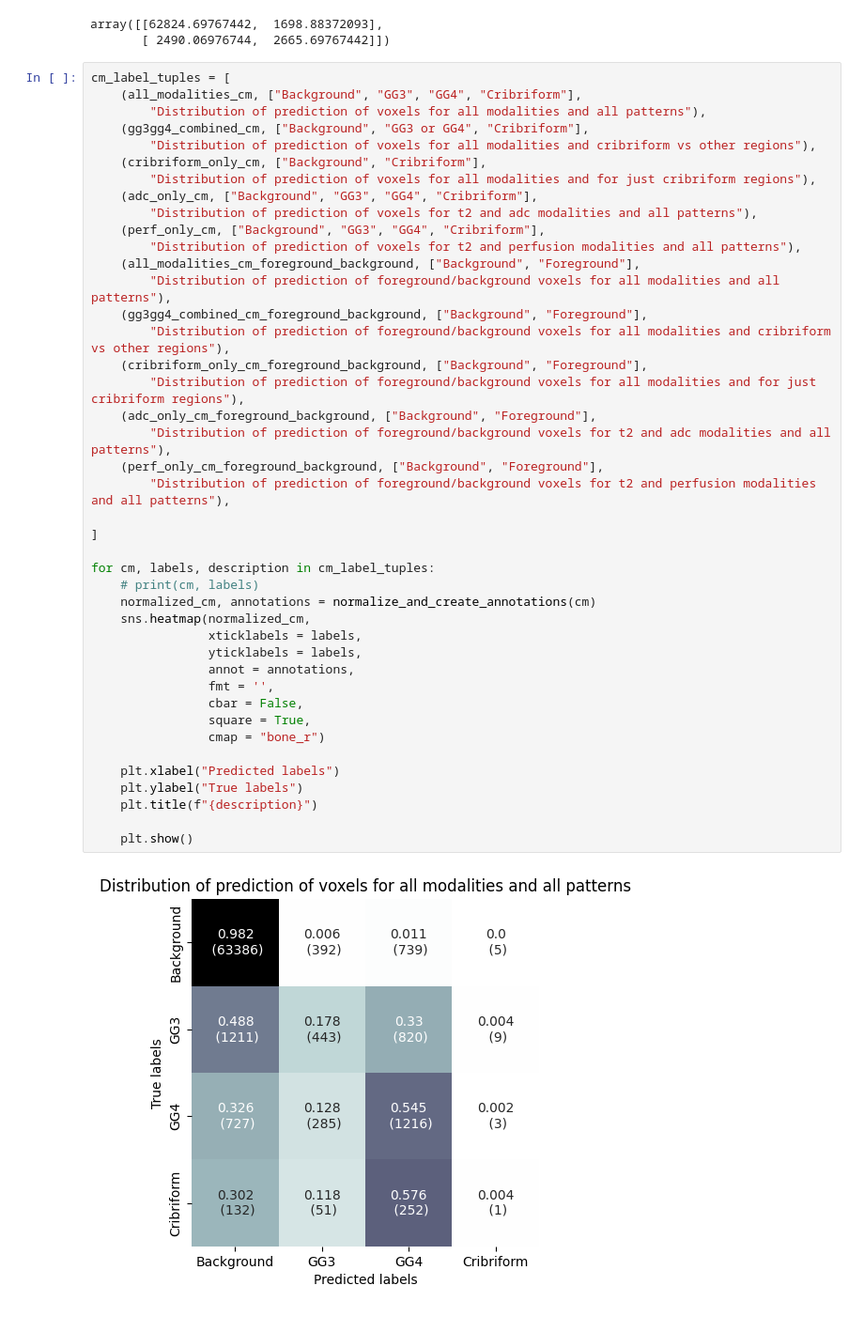
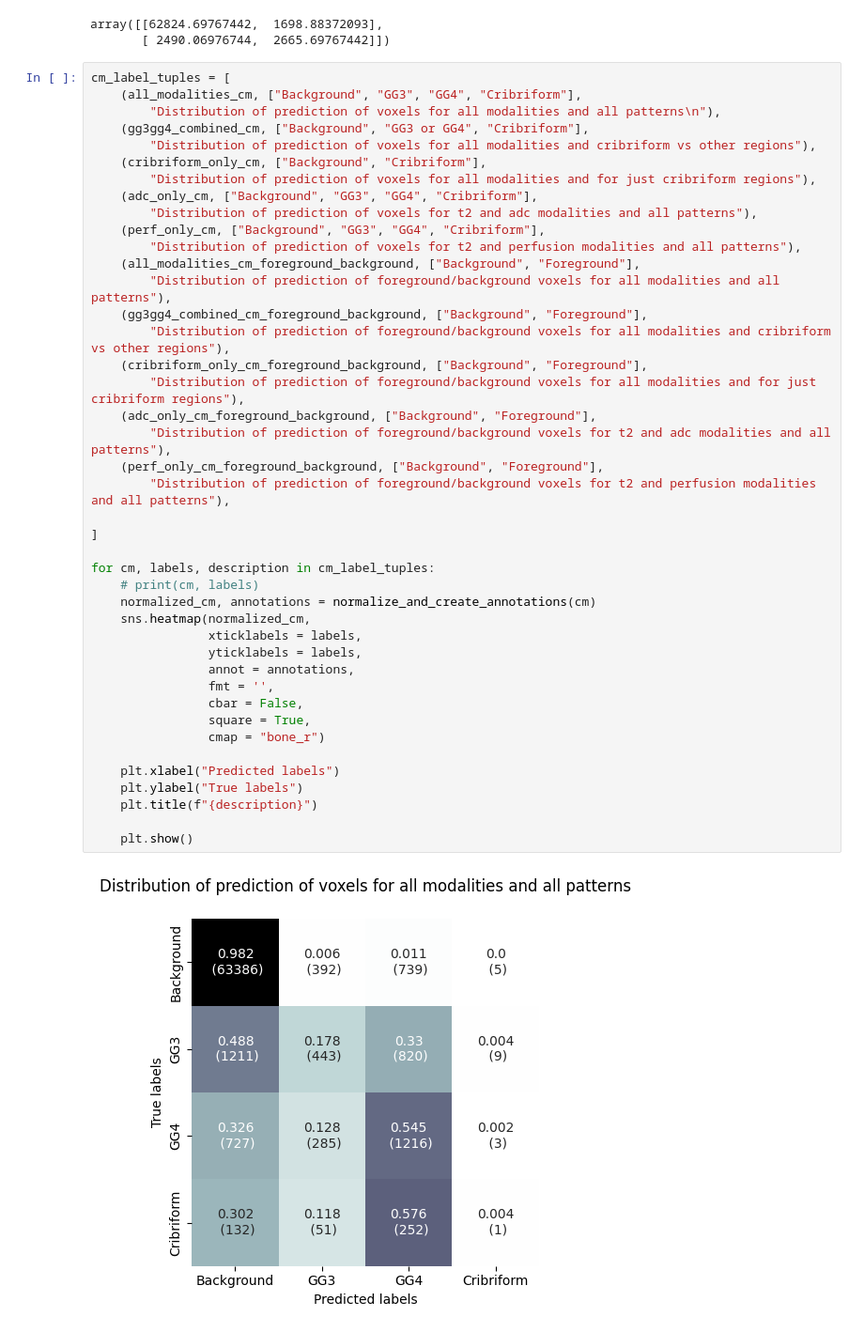
Before and after one commit to Looqes/pca_thesis_project, a Jupyter notebook: evaluation/confusionmatrix.ipynb, the cells around one changed output. Shown: that part at 94% size. Saved outputs shown, nothing was run; the diff lists cells and outputs as text.

```diff
--- a/evaluation/confusionmatrix.ipynb
+++ b/evaluation/confusionmatrix.ipynb
@@ -248,7 +248,7 @@ array([[62824.69767442,  1698.88372093],
 # %%
 cm_label_tuples = [
     (all_modalities_cm, ["Background", "GG3", "GG4", "Cribriform"],
-        "Distribution of prediction of voxels for all modalities and all patterns"),
+        "Distribution of prediction of voxels for all modalities and all patterns\n"),
     (gg3gg4_combined_cm, ["Background", "GG3 or GG4", "Cribriform"],
         "Distribution of prediction of voxels for all modalities and cribriform vs other regions"),
     (cribriform_only_cm, ["Background", "Cribriform"],
@@ -261,34 +261,34 @@ cm_label_tuples = [
         "Distribution of prediction of foreground/background voxels for all modalities and all patterns"),
     (gg3gg4_combined_cm_foreground_background, ["Background", "Foreground"],
         "Distribution of prediction of foreground/background voxels for all modalities and cribriform vs other regions"),
     (cribriform_only_cm_foreground_background, ["Background", "Foreground"],
         "Distribution of prediction of foreground/background voxels for all modalities and for just cribriform regions"),
     (adc_only_cm_foreground_background, ["Background", "Foreground"],
         "Distribution of prediction of foreground/background voxels for t2 and adc modalities and all patterns"),
     (perf_only_cm_foreground_background, ["Background", "Foreground"],
         "Distribution of prediction of foreground/background voxels for t2 and perfusion modalities and all patterns"),
 
 ]
 
 for cm, labels, description in cm_label_tuples:
     # print(cm, labels)
     normalized_cm, annotations = normalize_and_create_annotations(cm)
     sns.heatmap(normalized_cm,
                 xticklabels = labels,
                 yticklabels = labels,
                 annot = annotations,
                 fmt = '',
                 cbar = False,
                 square = True,
                 cmap = "bone_r")
 
     plt.xlabel("Predicted labels")
     plt.ylabel("True labels")
     plt.title(f"{description}")
 
     plt.show()
 # %% [output]
-[figure, old version]
+[figure, new version]
 [figure]
 [figure]
 [figure]
```
Also changed, not shown: parts of 2 cells of this notebook, 6 other files.
